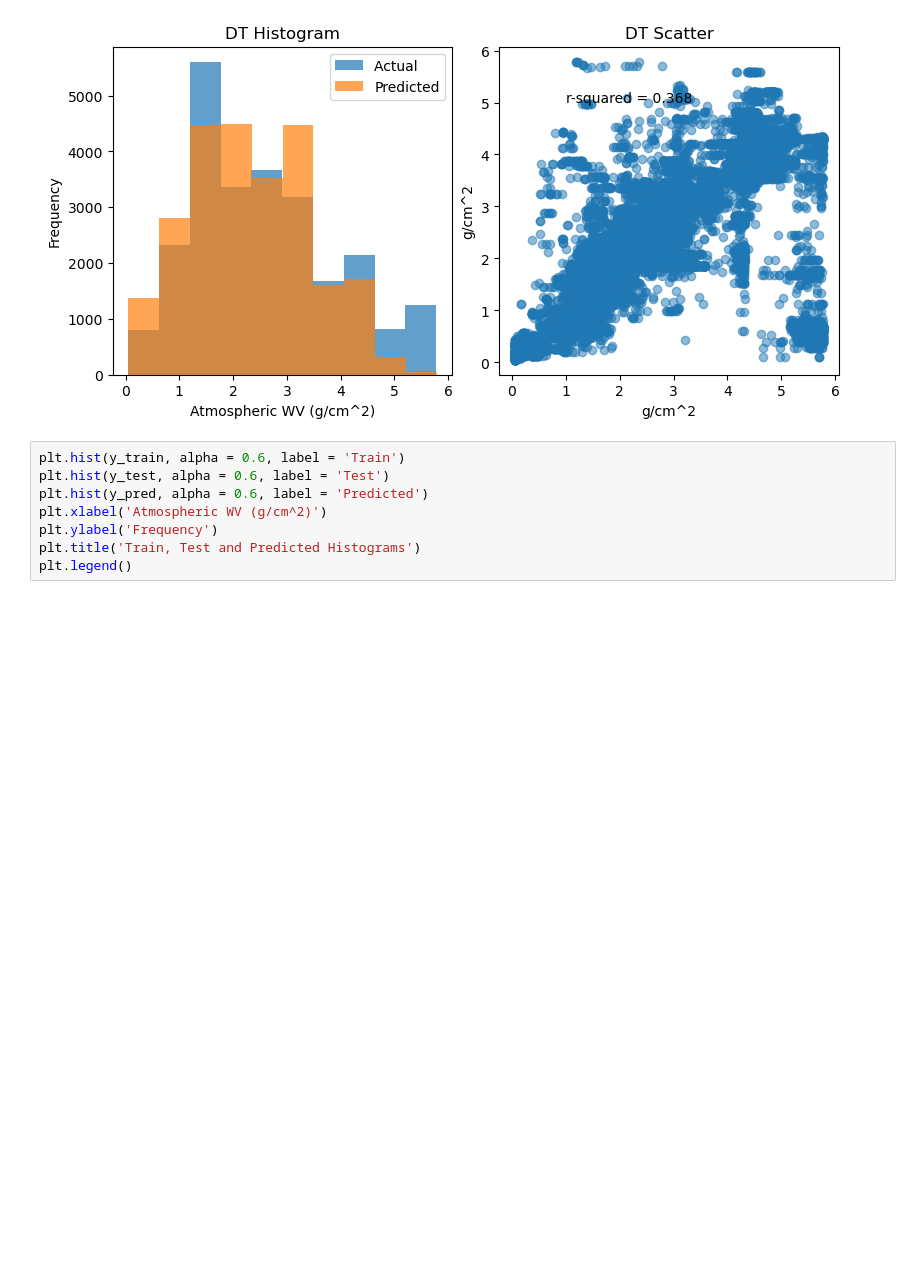
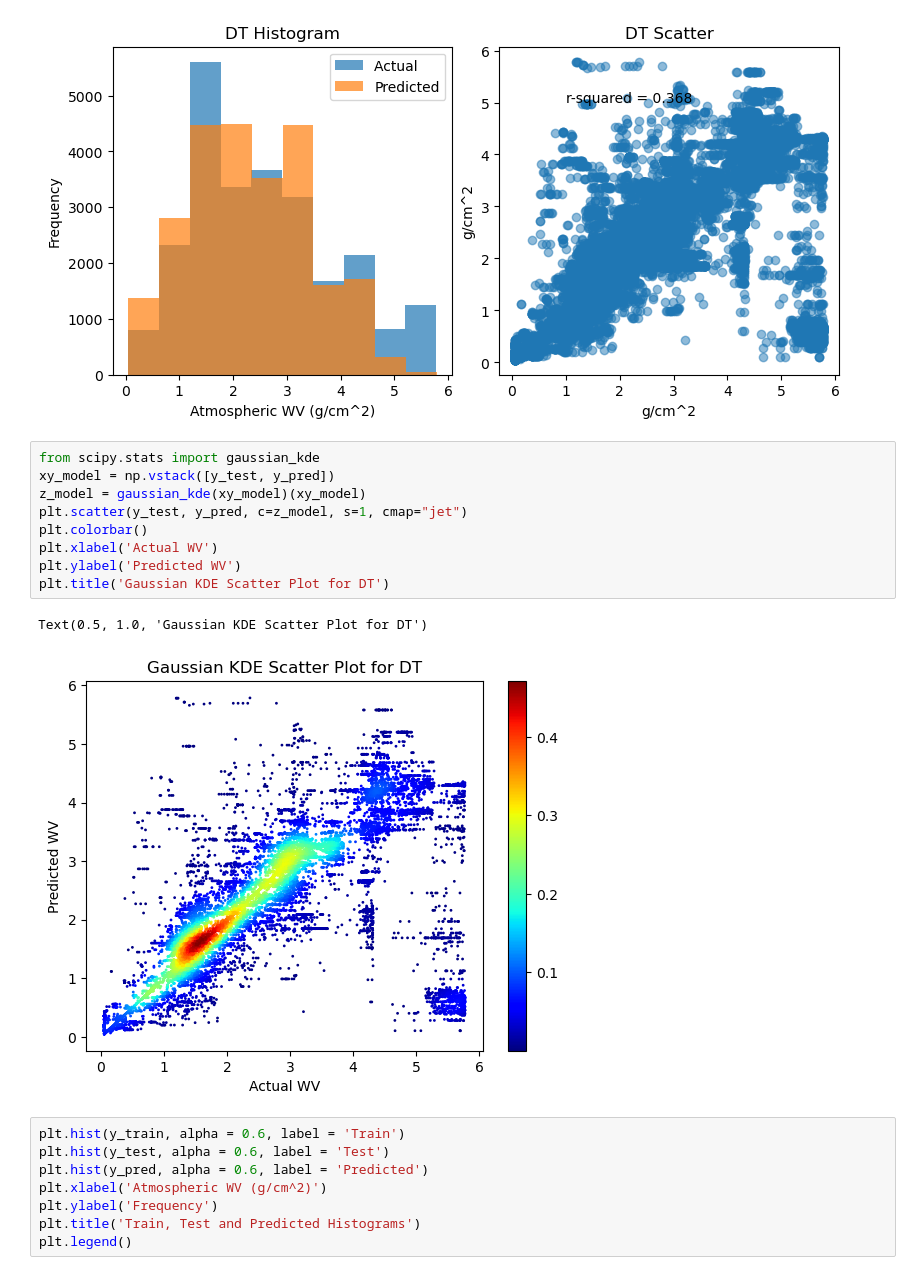
Before and after one commit to varunpatro1/water_vapor_estimation, a Jupyter notebook: cloud_filt_1.ipynb, the cells around one changed output. Cells and saved outputs as stored; diff of their text form; blank space fills up the shorter version.

```diff
--- a/cloud_filtration.ipynb
+++ b/cloud_filt_1.ipynb
@@ -129,6 +129,18 @@ y_pred = dt.predict(X_test)
 analysis.model_assessment.plot_hist_and_scatter(y_test, y_pred, 'DT Histogram', 'DT Scatter')
 # %% [output]
 [figure]
+# %%
+from scipy.stats import gaussian_kde
+xy_model = np.vstack([y_test, y_pred])
+z_model = gaussian_kde(xy_model)(xy_model)
+plt.scatter(y_test, y_pred, c=z_model, s=1, cmap="jet")
+plt.colorbar()
+plt.xlabel('Actual WV')
+plt.ylabel('Predicted WV')
+plt.title('Gaussian KDE Scatter Plot for DT')
+# %% [output]
+Text(0.5, 1.0, 'Gaussian KDE Scatter Plot for DT')
+[figure, added]
 # %%
 plt.hist(y_train, alpha = 0.6, label = 'Train')
 plt.hist(y_test, alpha = 0.6, label = 'Test')
```
Also changed, not shown: 6 other files.
